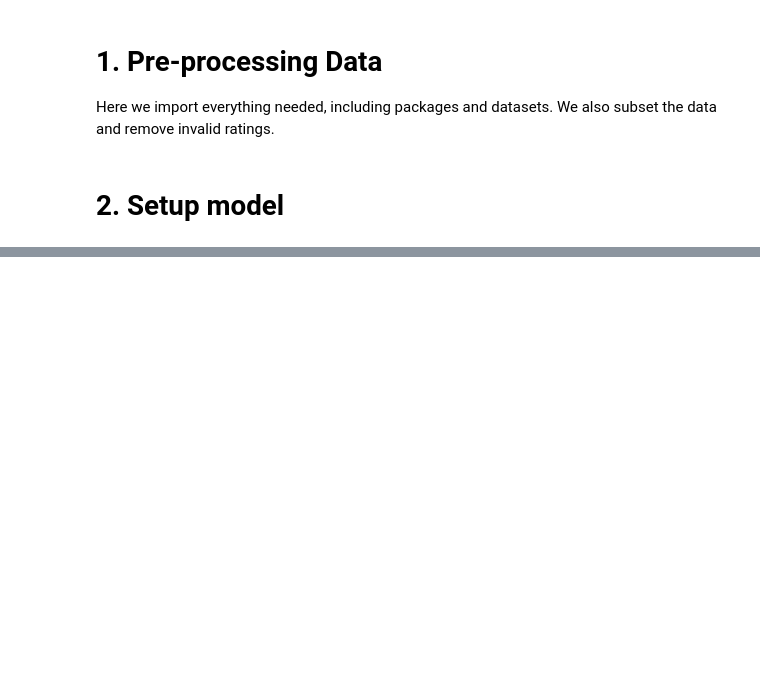
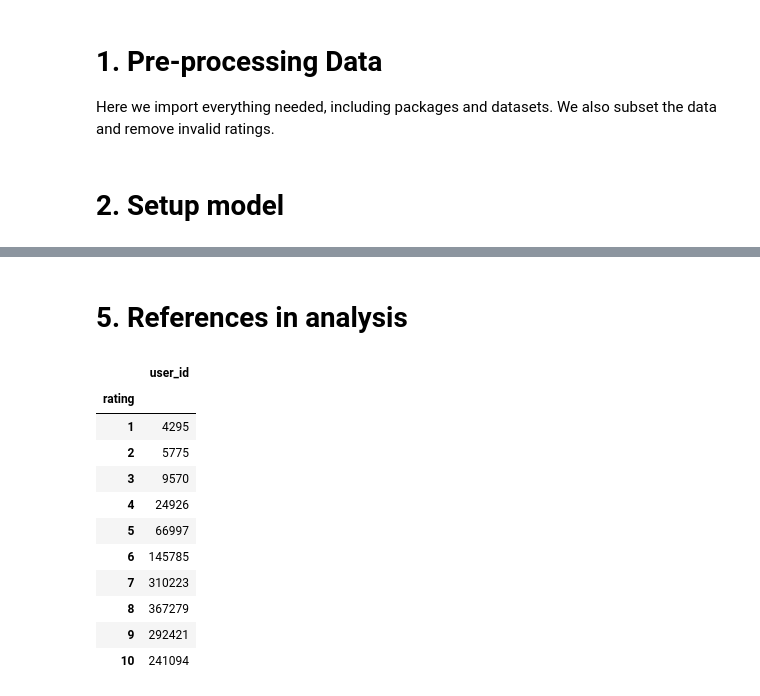
Before and after one commit to htmajorcn/Personalization-Final-Project, a Jupyter notebook: Final Project.ipynb, the cells around one changed output, grey strips where cells are left out. Cells and saved outputs as stored; diff of their text form; code cells hidden in the pictures; blank space fills up the shorter version.

```diff
--- a/Final Project.ipynb
+++ b/Final Project.ipynb
@@ -199,0 +426,41 @@ test
+# %%
+def normalize_rating(rating):
+    # replace the -1 with 0, 0 means the user did not rate thee anime
+    rating = rating.replace(-1, 0)
+    rating = rating[rating['rating'] != 0].copy()
+
+    result = normalzie_Rating_Mapping(rating)
+
+    rating_normalized = pd.merge(rating, result, on='user_id')
+    rating_normalized['rating'] = (rating_normalized['rating'] - rating_normalized['mean'])/rating_normalized['std']
+    rating_normalized = rating_normalized.drop(columns=['mean','std'])
+    return result, rating_normalized
+
+def normalzie_Rating_Mapping(rating):
+
+    # get thee mean and std information
+    ret = pd.merge(rating[['user_id', 'rating']].groupby('user_id').mean(),
+                   rating[['user_id', 'rating']].groupby('user_id').std(),
+                   left_index=True, right_index=True)
+
+    # replace the std from 0 to 1
+    ret = ret.fillna(1)
+    ret = ret.replace(0,1)
+
+    ret = ret.rename(index=str, columns={"rating_x": "mean", "rating_y": "std"})
+    ret['user_id'] = pd.to_numeric(ret.index)
+    ret = ret.reset_index(drop=True)
+    return ret
+# %%
+# normalize the rating data
+rating = pd.read_csv('anime-recommendations-database/rating.csv')
+rating_mapping, rating = normalize_rating(rating)
+
+# recalculate the mats
+rating_sample = rating[rating["user_id"].isin(range(1,numUser+1))]
+rating_sample = rating_sample[rating_sample["anime_id"].isin(range(1,numItem+1))]
+rating_sample = rating_sample[rating_sample.rating != -1].sample(frac=1).reset_index(drop=True)
+
+s = rating_sample[['user_id', 'anime_id']].groupby('user_id').count()
+s = s.sort_values(by=['anime_id'])
+mats = np.array_split(s, 10)
@@ -199,0 +618,18 @@ test
+# %% [markdown]
+# 5. References in analysis
+# %%
+# Showes how ratings are distributed
+rating_sample[['user_id', 'rating']].groupby('rating').count()
+# %% [output]
+|  | user_id |
+| rating |  |
+| 1 | 4295 |
+| 2 | 5775 |
+| 3 | 9570 |
+| 4 | 24926 |
+| 5 | 66997 |
+| 6 | 145785 |
+| 7 | 310223 |
+| 8 | 367279 |
+| 9 | 292421 |
+| 10 | 241094 |
```
Also changed, not shown: parts of 69 cells of this notebook.
